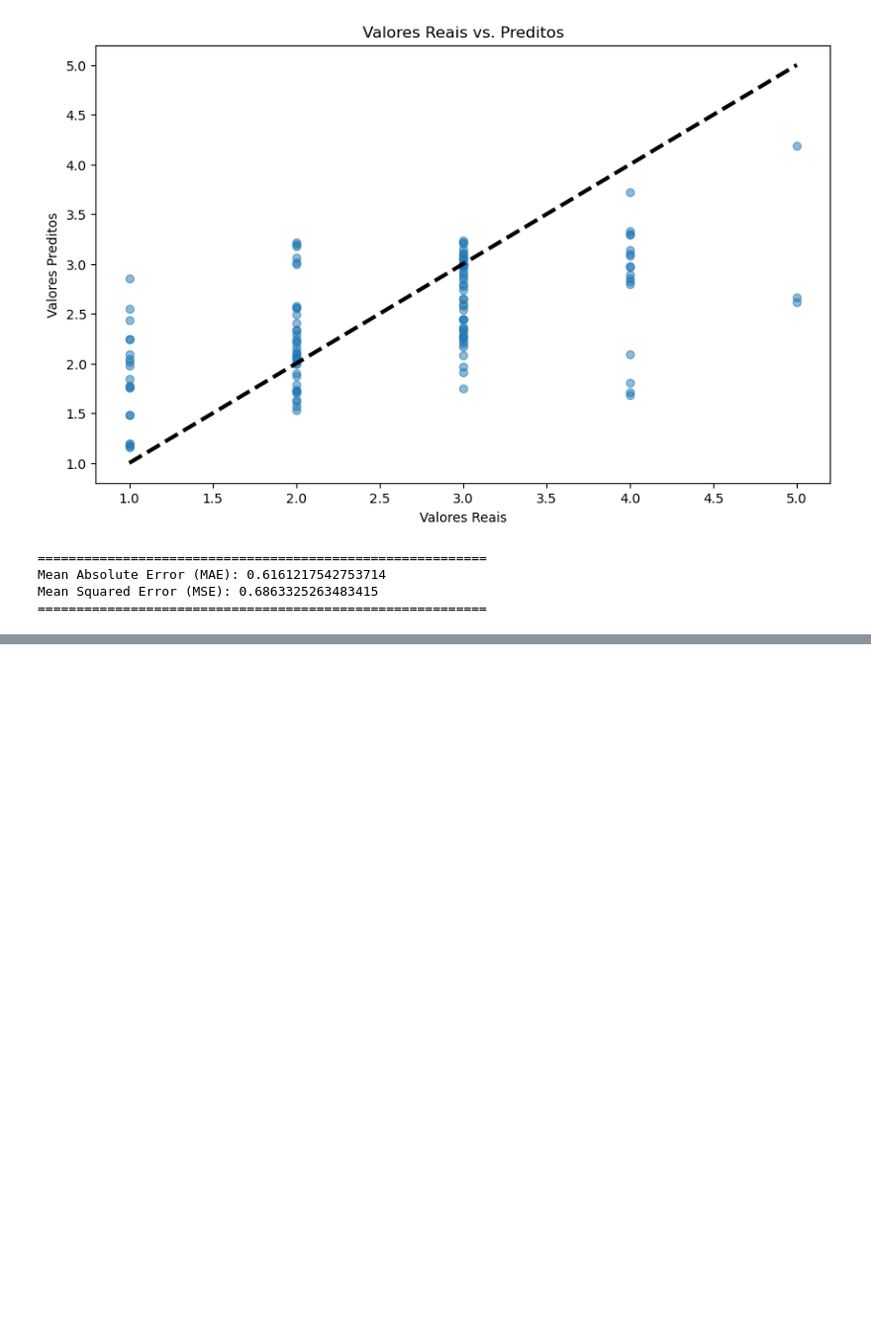
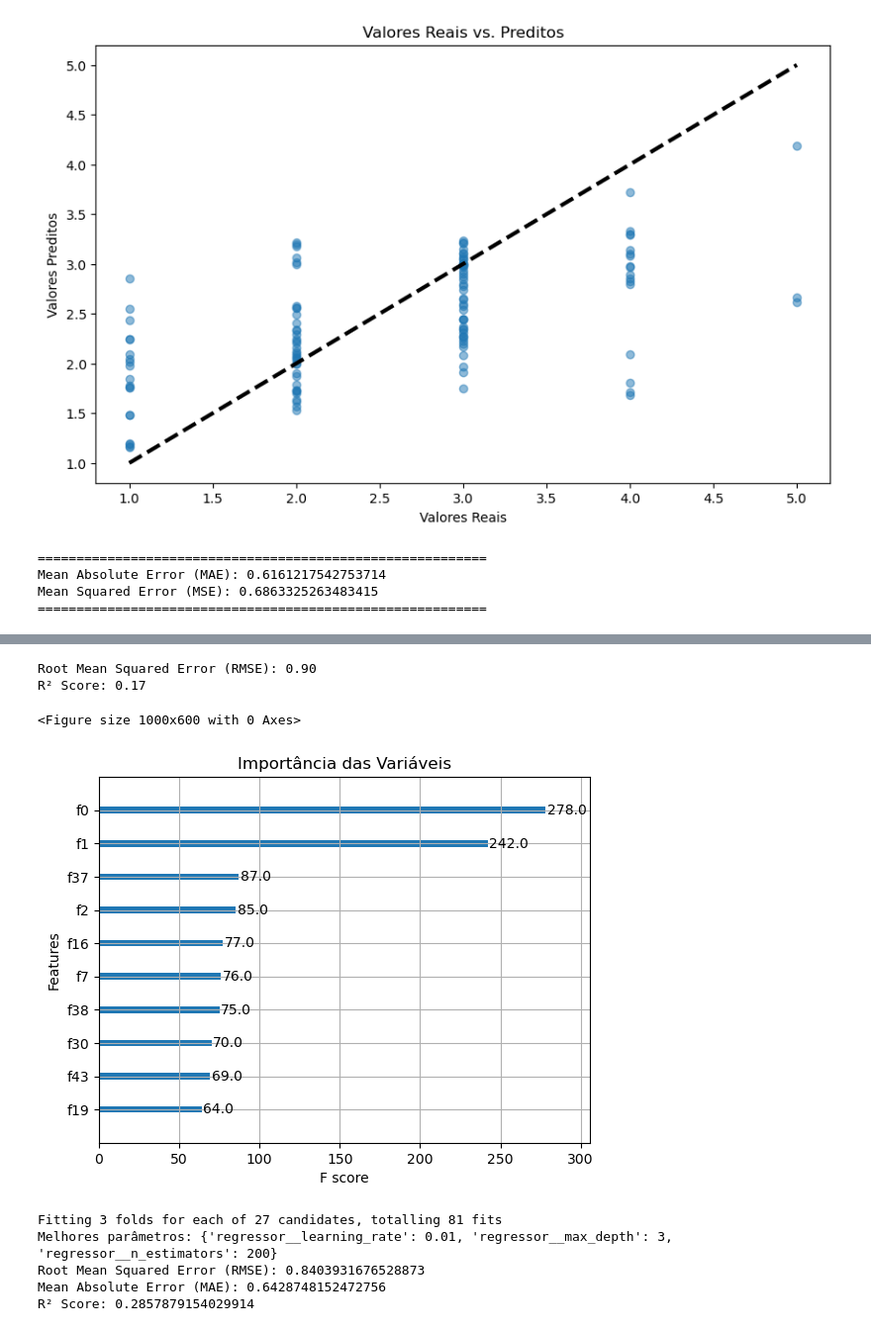
Before and after one commit to OliviaHelena10/PYTHON_PROJECTS, a Jupyter notebook: trabalhando_com_analises/cust_behavior.ipynb, the cells around one changed output, grey strips where cells are left out. Shown at 99% size. Saved outputs shown, nothing was run; the diff lists cells and outputs as text; code cells hidden in the pictures; blank space fills up the shorter version.

```diff
--- a/trabalhando_com_analises/cust_behavior.ipynb
+++ b/trabalhando_com_analises/cust_behavior.ipynb
@@ -699,0 +784,79 @@ Mean Squared Error (MSE): 0.6863325263483415
+# %%
+from xgboost import plot_importance
+
+# Previsões no conjunto de teste
+y_pred = xgb_model.predict(X_test)
+
+# Cálculo das métricas
+rmse = np.sqrt(mean_squared_error(y_test, y_pred))
+r2 = r2_score(y_test, y_pred)
+
+print(f"Root Mean Squared Error (RMSE): {rmse:.2f}")
+print(f"R² Score: {r2:.2f}")
+
+# Extrair o modelo XGBoost do Pipeline
+xgb_model = xgb_model.named_steps['regressor']  # 'regressor' é o nome do passo no Pipeline
+
+# Plot da importância das variáveis
+plt.figure(figsize=(10, 6))
+plot_importance(xgb_model, max_num_features=10)  # Mostra as 10 variáveis mais importantes
+plt.title("Importância das Variáveis")
+plt.show()
+# %% [output]
+Root Mean Squared Error (RMSE): 0.90
+R² Score: 0.17
+<Figure size 1000x600 with 0 Axes>
+[figure, added]
+# %%
+from sklearn.model_selection import GridSearchCV
+
+pipeline = Pipeline(steps=[
+    ('preprocessor', preprocessor),  # Pré-processamento
+    ('regressor', xgb.XGBRegressor(objective='reg:squarederror', random_state=42))  # Modelo
+])
+
+# Hiperparâmetros para o modelo
+param_grid = {
+    'regressor__n_estimators': [50, 100, 200],       # Prefixo 'regressor__' para acessar o XGBRegressor dentro do Pipeline
+    'regressor__learning_rate': [0.01, 0.1, 0.2],
+    'regressor__max_depth': [3, 6, 9]
+}
+
+# GridSearchCV para buscar os melhores hiperparâmetros
+grid_search = GridSearchCV(
+    estimator=pipeline,
+    param_grid=param_grid,
+    scoring='neg_mean_squared_error',  # Métrica de avaliação
+    cv=3,                              # Validação cruzada com 3 dobras
+    verbose=1,                         # Exibe o progresso
+    n_jobs=-1                          # Paraleliza as execuções
+)
+
+# Ajustando o GridSearchCV
+grid_search.fit(X_train, y_train)
+
+# Exibir os melhores hiperparâmetros
+print("Melhores parâmetros:", grid_search.best_params_)
+
+# Melhor modelo
+best_model = grid_search.best_estimator_
+
+# Fazer previsões no conjunto de teste
+y_pred = best_model.predict(X_test)
+
+# Avaliar o desempenho do modelo
+from sklearn.metrics import mean_squared_error, mean_absolute_error, r2_score
+
+rmse = mean_squared_error(y_test, y_pred, squared=False)  # RMSE
+mae = mean_absolute_error(y_test, y_pred)                # MAE
+r2 = r2_score(y_test, y_pred)                            # R²
+
+print(f"Root Mean Squared Error (RMSE): {rmse}")
+print(f"Mean Absolute Error (MAE): {mae}")
+print(f"R² Score: {r2}")
+# %% [output]
+Fitting 3 folds for each of 27 candidates, totalling 81 fits
+Melhores parâmetros: {'regressor__learning_rate': 0.01, 'regressor__max_depth': 3, 'regressor__n_estimators': 200}
+Root Mean Squared Error (RMSE): 0.8403931676528873
+Mean Absolute Error (MAE): 0.6428748152472756
+R² Score: 0.2857879154029914
```
Also changed, not shown: parts of 6 cells of this notebook.
